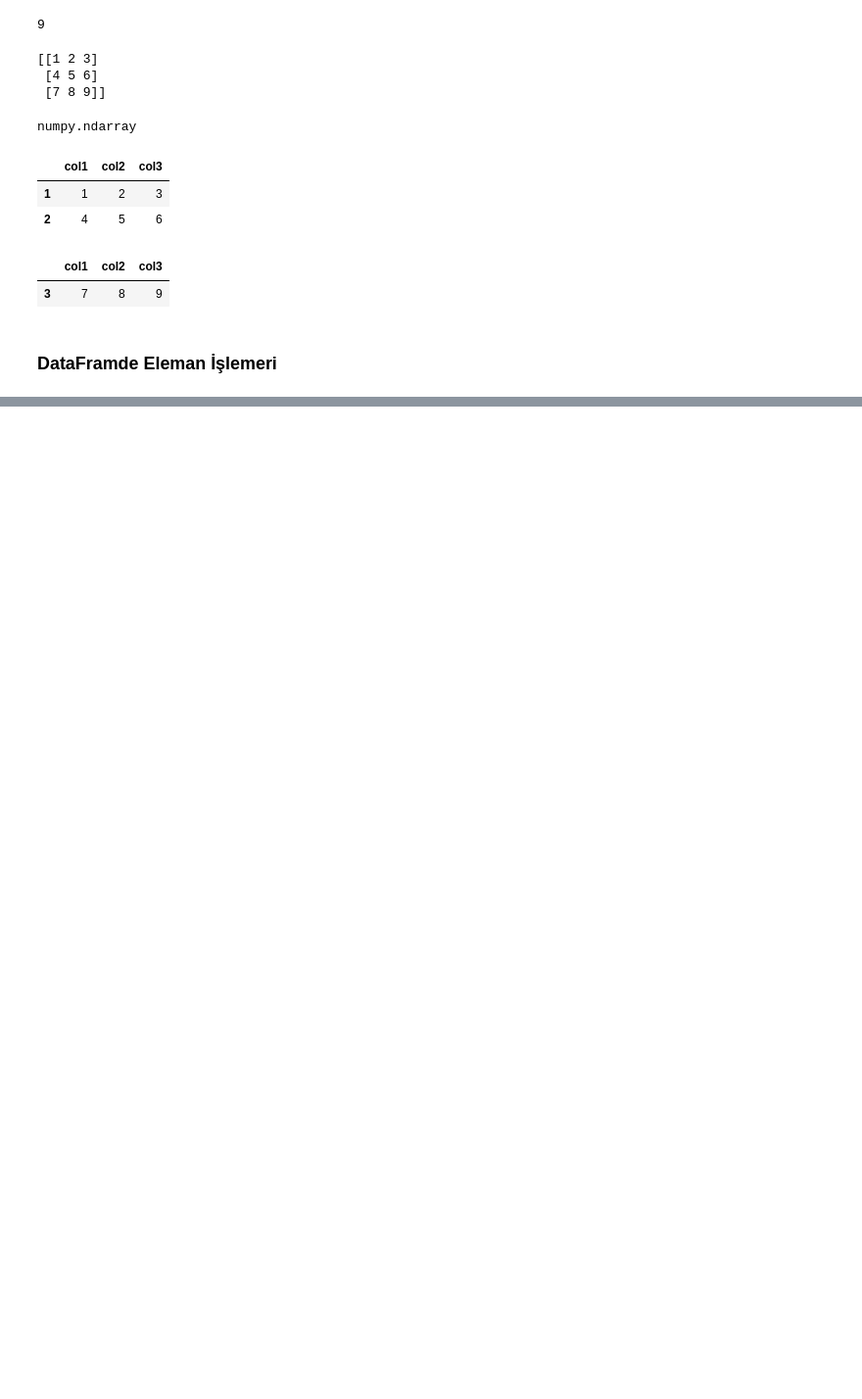
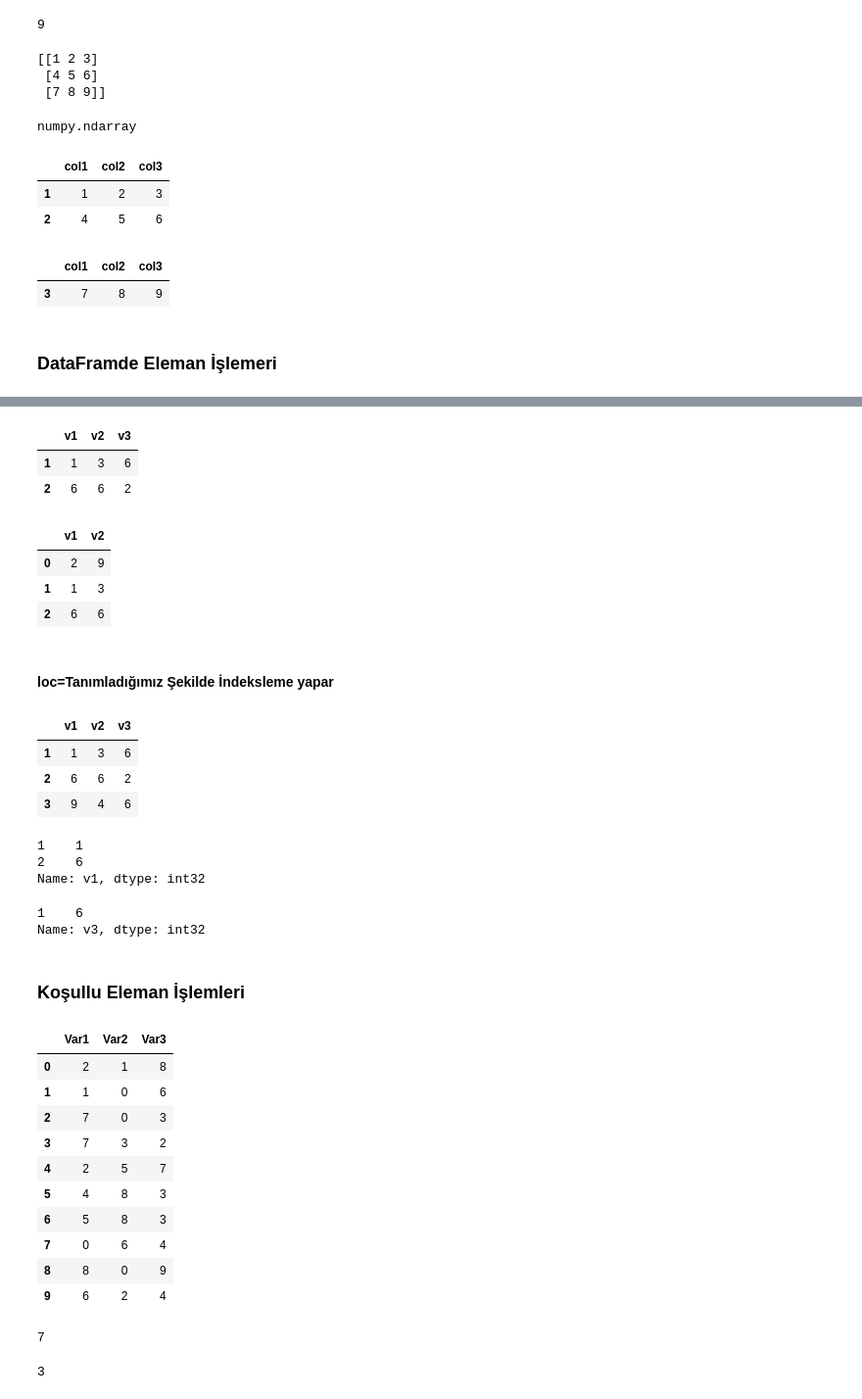
Before and after one commit to Melfo03/Python_Data_Science, a Jupyter notebook: NumPy & Pandas/Pandas.ipynb, the cells around one changed output, grey strips where cells are left out. Shown: that part at 98% size. Saved outputs shown, nothing was run; the diff lists cells and outputs as text; code cells hidden in the pictures; blank space fills up the shorter version.

```diff
--- a/NumPy & Pandas/Pandas.ipynb
+++ b/NumPy & Pandas/Pandas.ipynb
@@ -238,0 +353,28 @@ df.tail(1)
+# %%
+df.iloc[1:3]#1den3'e Kadar 3 Dahil Değil
+# %% [output]
+|  | v1 | v2 | v3 |
+| 1 | 1 | 3 | 6 |
+| 2 | 6 | 6 | 2 |
+# %%
+df.iloc[0:3,0:2]
+# %% [output]
+|  | v1 | v2 |
+| 0 | 2 | 9 |
+| 1 | 1 | 3 |
+| 2 | 6 | 6 |
+# %% [markdown]
+#### loc=Tanımladığımız Şekilde İndeksleme yapar
+# %%
+df.loc[1:3]#1den3'e Kadar 3 Dahil
+# %% [output]
+|  | v1 | v2 | v3 |
+| 1 | 1 | 3 | 6 |
+| 2 | 6 | 6 | 2 |
+| 3 | 9 | 4 | 6 |
+# %%
+df.loc[1:2,"v1"]
+# %% [output]
+1    1
+2    6
+Name: v1, dtype: int32
@@ -238,0 +383,31 @@ df.tail(1)
+# %%
+df.iloc[1:2,2]
+# %% [output]
+1    6
+Name: v3, dtype: int32
+# %% [markdown]
+### **Koşullu Eleman İşlemleri**
+# %%
+r=np.random.randint(10,size=(10,3))
+df=pd.DataFrame(r,columns=["Var1","Var2","Var3"])
+df
+# %% [output]
+|  | Var1 | Var2 | Var3 |
+| 0 | 2 | 1 | 8 |
+| 1 | 1 | 0 | 6 |
+| 2 | 7 | 0 | 3 |
+| 3 | 7 | 3 | 2 |
+| 4 | 2 | 5 | 7 |
+| 5 | 4 | 8 | 3 |
+| 6 | 5 | 8 | 3 |
+| 7 | 0 | 6 | 4 |
+| 8 | 8 | 0 | 9 |
+| 9 | 6 | 2 | 4 |
+# %%
+df["Var1"][3]
+# %% [output]
+7
+# %%
+df.loc[2,"Var3"]
+# %% [output]
+3
```
Also changed, not shown: parts of 53 cells of this notebook.
